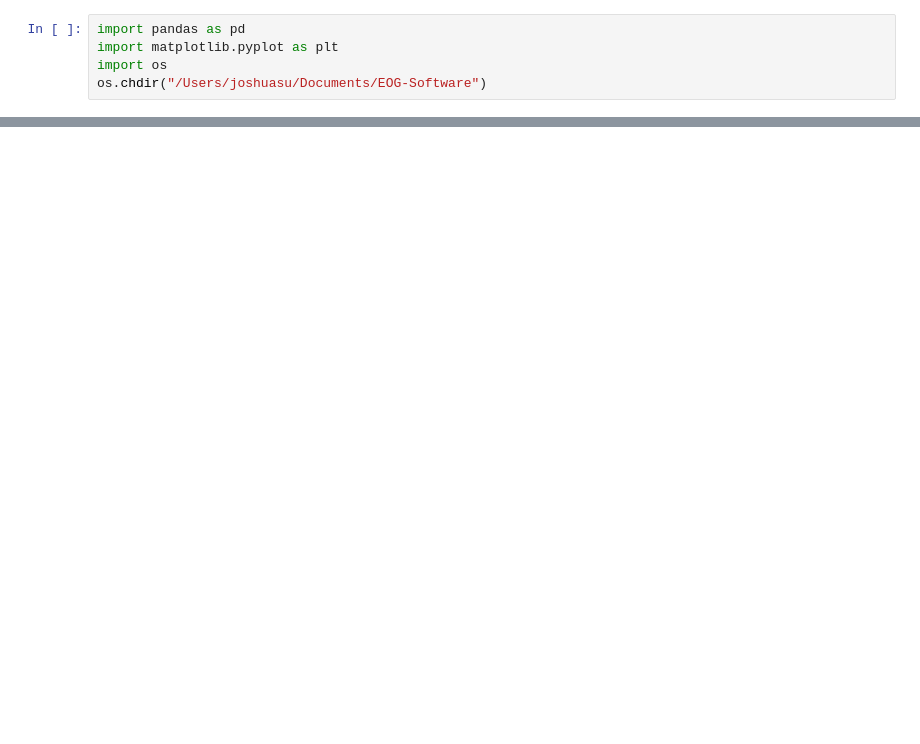
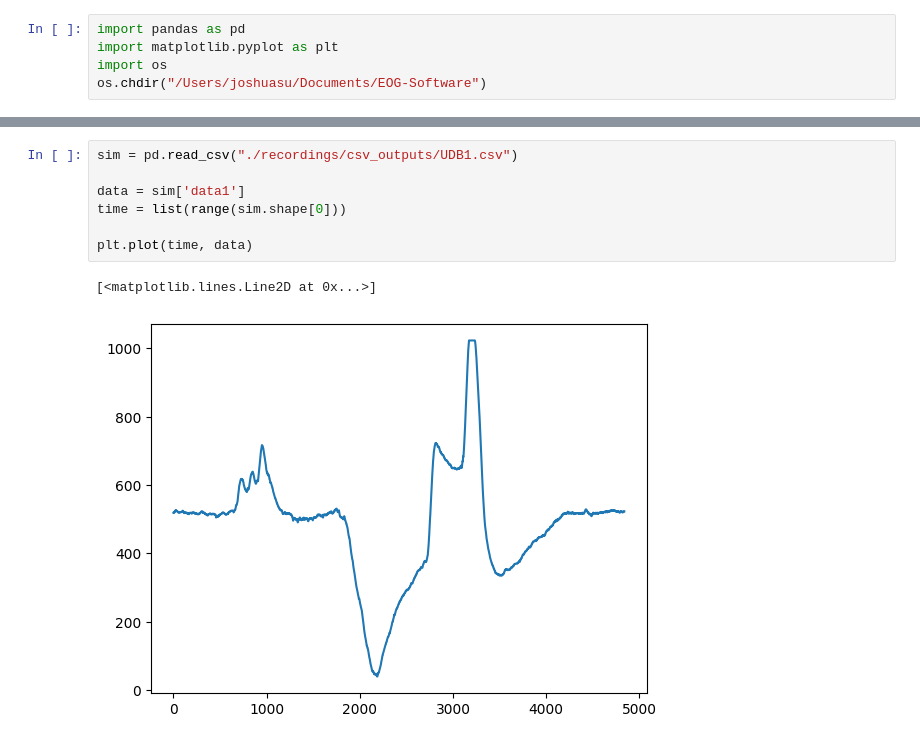
Before and after one commit to GTMRC-Industry/EOG-Software, a Jupyter notebook: New_Software/graph-recordings.ipynb, the cells around one changed output, grey strips where cells are left out. Saved outputs shown, nothing was run; the diff lists cells and outputs as text; blank space fills up the shorter version.

```diff
--- a/New_Software/graph-recordings.ipynb
+++ b/New_Software/graph-recordings.ipynb
@@ -15,0 +16,10 @@ plt.plot(time, data)
+# %%
+sim = pd.read_csv("./recordings/csv_outputs/UDB1.csv")
+
+data = sim['data1']
+time = list(range(sim.shape[0]))
+
+plt.plot(time, data)
+# %% [output]
+[<matplotlib.lines.Line2D at 0x...>]
+[figure, added]
```
Also changed, not shown: parts of 1 cell of this notebook, 6 other files.
